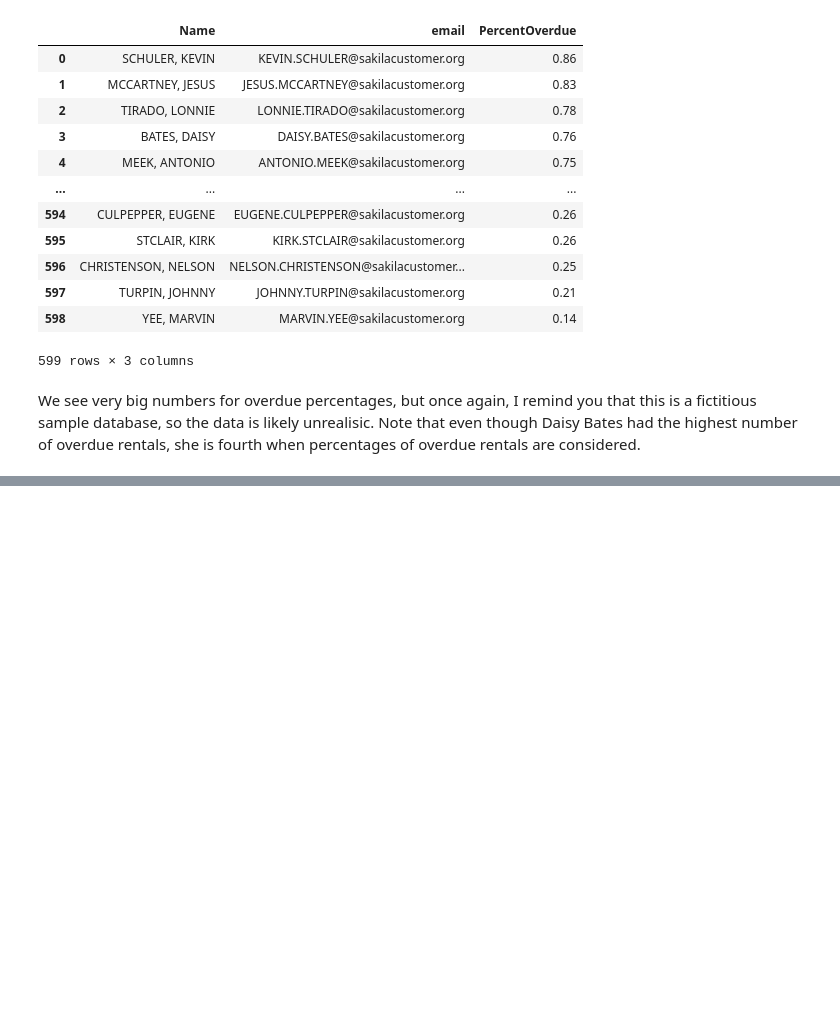
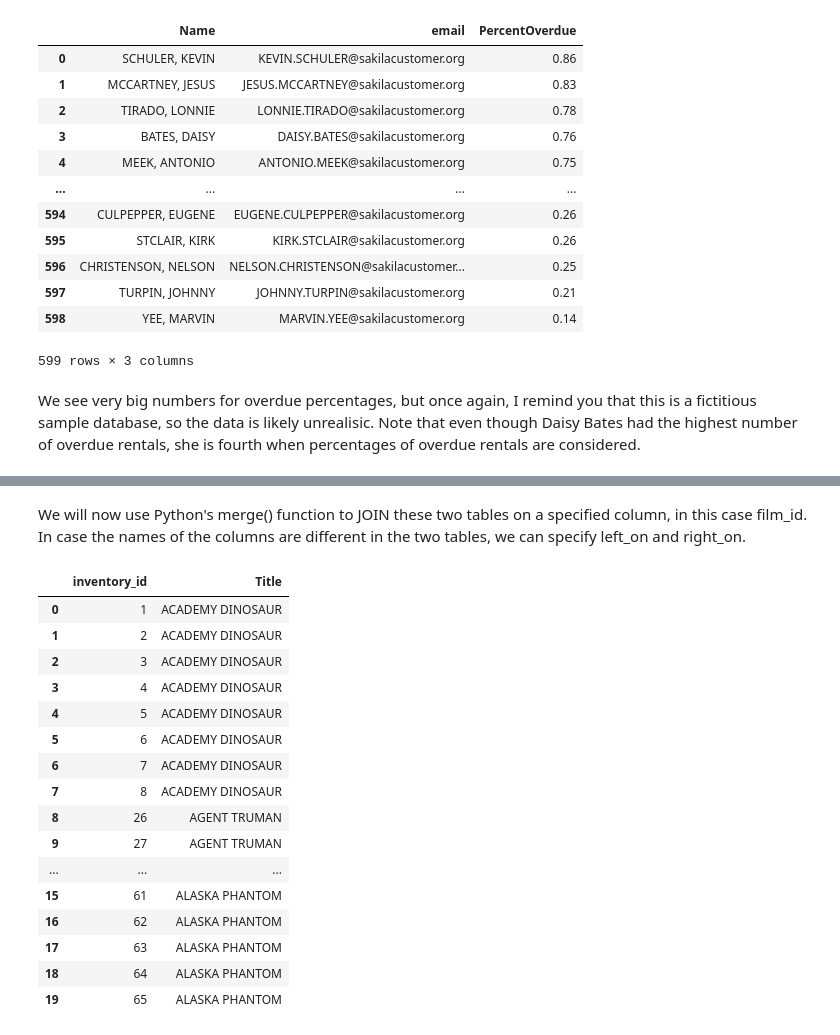
Before and after one commit to basmasirbal/SQL_DB_Project, a Jupyter notebook: SQL_main.ipynb, the cells around one changed output, grey strips where cells are left out. Drawn from its saved outputs; the diff is of its cells as text; code cells hidden in the pictures; blank space fills up the shorter version.

```diff
--- a/SQL_main.ipynb
+++ b/SQL_main.ipynb
@@ -595,0 +725,11 @@ We see very big numbers for overdue percentages, but once again, I remind you th
+# %%
+table1 = pd.read_sql("""
+
+SELECT
+    inventory_id
+    ,film_id
+FROM inventory;
+
+""", connection)
+
+table1.head(10)
@@ -595,0 +748,12 @@ We see very big numbers for overdue percentages, but once again, I remind you th
+# %%
+table2 = pd.read_sql("""
+
+SELECT
+    film_id
+    ,title AS Title
+FROM film
+WHERE rating = 'PG';
+
+""", connection)
+
+table2
@@ -595,0 +774,24 @@ We see very big numbers for overdue percentages, but once again, I remind you th
+# %% [markdown]
+We will now use Python's merge() function to JOIN these two tables on a specified column, in this case film_id. In case the names of the columns are different in the two tables, we can specify left_on and right_on.
+# %%
+table3 = table1.merge(table2, on = "film_id", how ="inner").drop("film_id", axis = 1)
+# once the merge is done on the film_id column, it is not needed and is thus dropped
+table3.head(20)
+# %% [output]
+|  | inventory_id | Title |
+| 0 | 1 | ACADEMY DINOSAUR |
+| 1 | 2 | ACADEMY DINOSAUR |
+| 2 | 3 | ACADEMY DINOSAUR |
+| 3 | 4 | ACADEMY DINOSAUR |
+| 4 | 5 | ACADEMY DINOSAUR |
+| 5 | 6 | ACADEMY DINOSAUR |
+| 6 | 7 | ACADEMY DINOSAUR |
+| 7 | 8 | ACADEMY DINOSAUR |
+| 8 | 26 | AGENT TRUMAN |
+| 9 | 27 | AGENT TRUMAN |
+| ... | ... | ... |
+| 15 | 61 | ALASKA PHANTOM |
+| 16 | 62 | ALASKA PHANTOM |
+| 17 | 63 | ALASKA PHANTOM |
+| 18 | 64 | ALASKA PHANTOM |
+| 19 | 65 | ALASKA PHANTOM |
```
Also changed, not shown: parts of 17 cells of this notebook.
